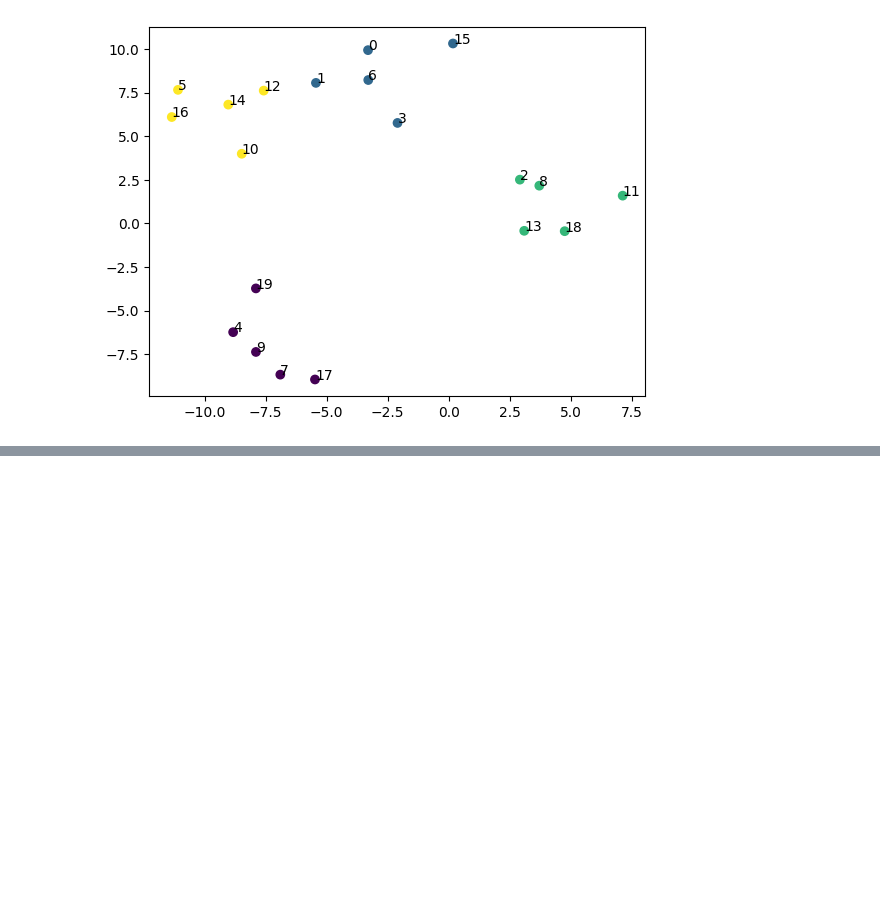
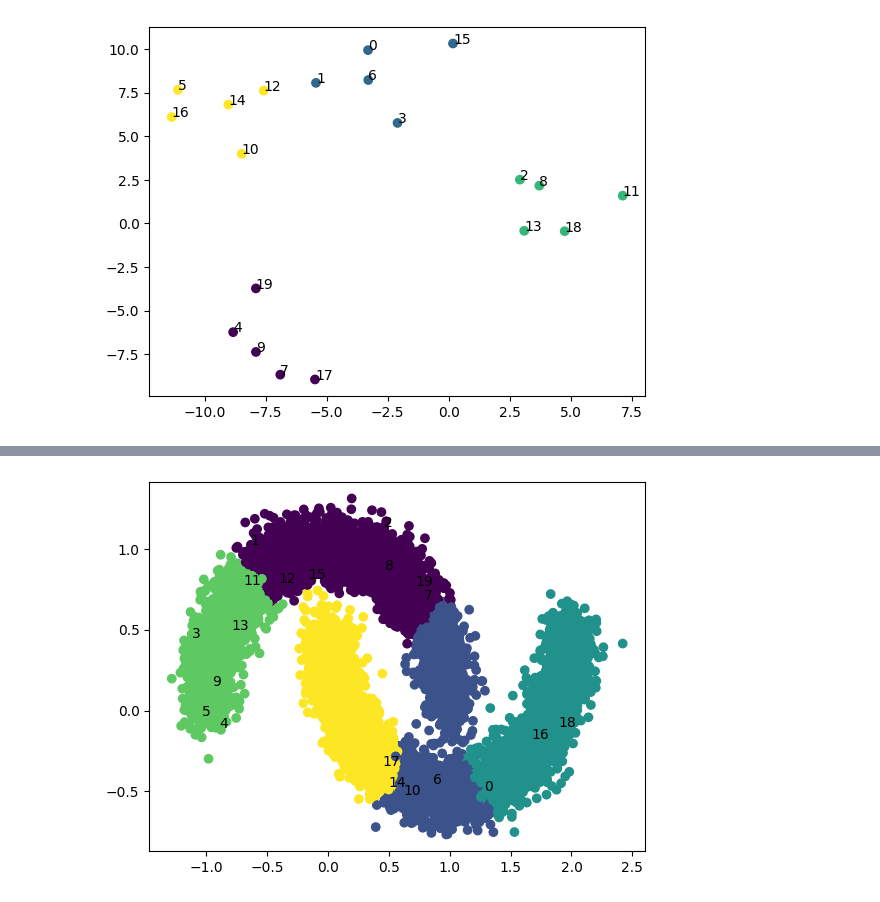
Before and after one commit to dustyshaw/machine-learning, a Jupyter notebook: notes/day18_hierarchical_clust.ipynb, the cells around one changed output, grey strips where cells are left out. Drawn from its saved outputs; the diff is of its cells as text; code cells hidden in the pictures; blank space fills up the shorter version.

Commit message:
hierarchical clustering

```diff
--- a/notes/day18_hierarchical_clust.ipynb
+++ b/notes/day18_hierarchical_clust.ipynb
@@ -72,0 +83,15 @@ for i,txt in enumerate(range(20)):
+# %%
+from sklearn.cluster import AgglomerativeClustering
+
+cluster = AgglomerativeClustering(n_clusters=5,         # how many clusters you need? (found in dendograph)
+                                  metric='euclidean',   # how are you going to measure the distance? (l2 norm)
+                                  linkage='ward')       # the criterian, ward minimizes variance of clusters. Also can you average.
+
+y_pred = cluster.fit_predict(X)
+
+fig, ax = plt.subplots()
+ax.scatter(X[:,0], X[:,1], c=y_pred)
+for i,txt in enumerate(range(20)):
+    ax.annotate(txt, (X[i,0], X[i,1]))
+# %% [output]
+[figure, added]
```
Also changed, not shown: parts of 1 cell of this notebook.
